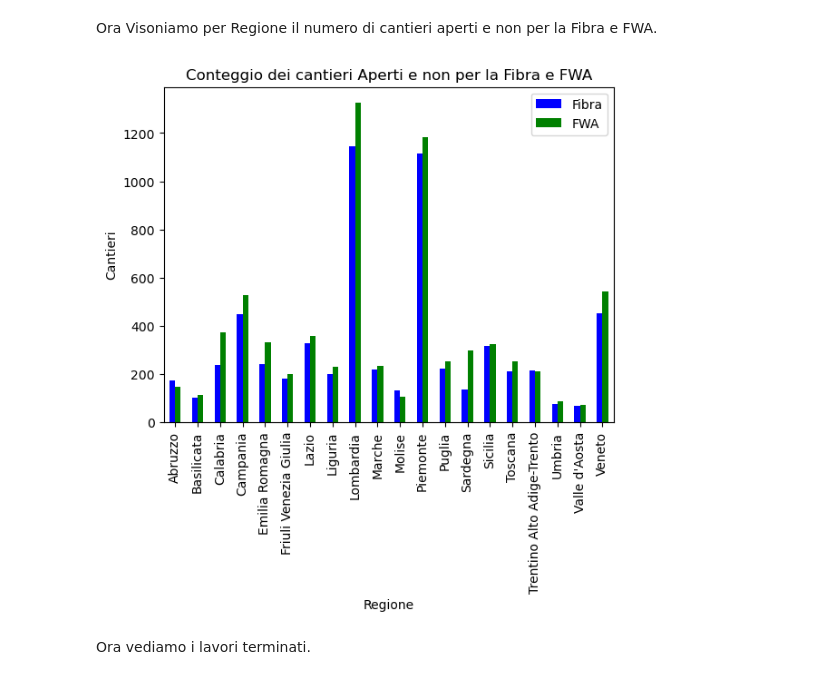
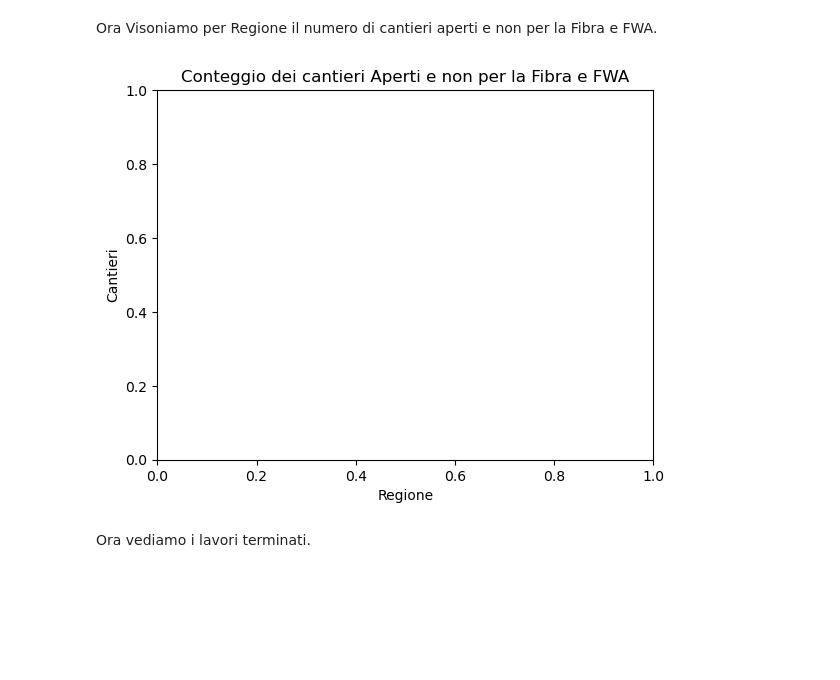
Before and after one commit to meliselmanhaskaj/Progetto_BUL_master, a Jupyter notebook: progetto.ipynb, the cells around one changed output. Drawn from its saved outputs; the diff is of its cells as text; code cells hidden in the pictures; blank space fills up the shorter version.

```diff
--- a/progetto.ipynb
+++ b/progetto.ipynb
@@ -163,19 +191,24 @@ Trentino Alto Adige-Trento    1
 # %% [markdown]
 Ora Visoniamo per Regione il numero di cantieri aperti e non per la Fibra e FWA.
 # %%
-fibra_cablata = df[df['Fibra'] == 1]['Regione'].value_counts() # df.loc[df['Fibra'] == 1, ['Regione', 'Fibra']].groupby(by='Regione').sum()
+# Contiamo il numero di cantieri per regione per ogni tecnologia
+
+# Cantieri con Fibra presente (Fibra=1) raggruppati per Regione
+fibra_cablata = df[df['Fibra'] == 1]['Regione'].value_counts() ## Alternativa: usare groupby e sum sulle colonne  df.loc[df['Fibra'] == 1, ['Regione', 'Fibra']].groupby(by='Regione').sum()
+
+# Cantieri con FWA presente (FWA=1) raggruppati per Regione
 fwa = df[df['FWA'] == 1]['Regione'].value_counts()
 
+# Combiniamo i due conteggi in un unico DataFrame per confronto
 conteggio_combinato = pd.DataFrame({'Fibra': fibra_cablata, 'FWA': fwa})
 
-# Visualizzare il risultato
-conteggio_combinato.plot(kind='bar', color=['blue', 'green'])
+# Creiamo un grafico a barre per visualizzare il numero di cantieri per Regione
 plt.title("Conteggio dei cantieri Aperti e non per la Fibra e FWA")
 plt.xlabel('Regione')
 plt.ylabel('Cantieri')
 plt.show()
 # %% [output]
-[figure, old version]
+[figure, new version]
 # %% [markdown]
 Ora vediamo i lavori terminati.
 # %%
```
Also changed, not shown: parts of 50 cells of this notebook.
